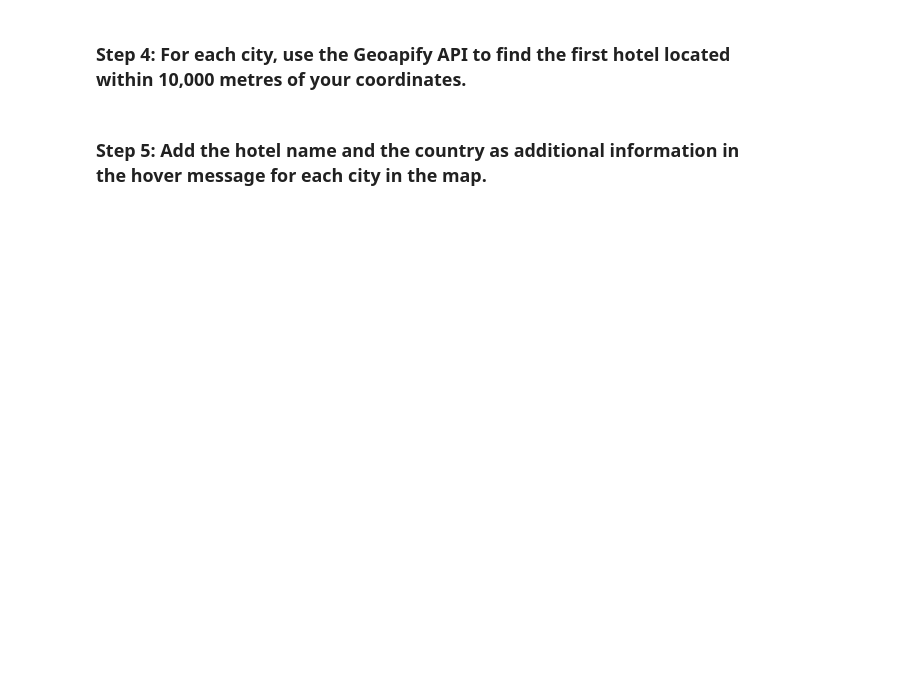
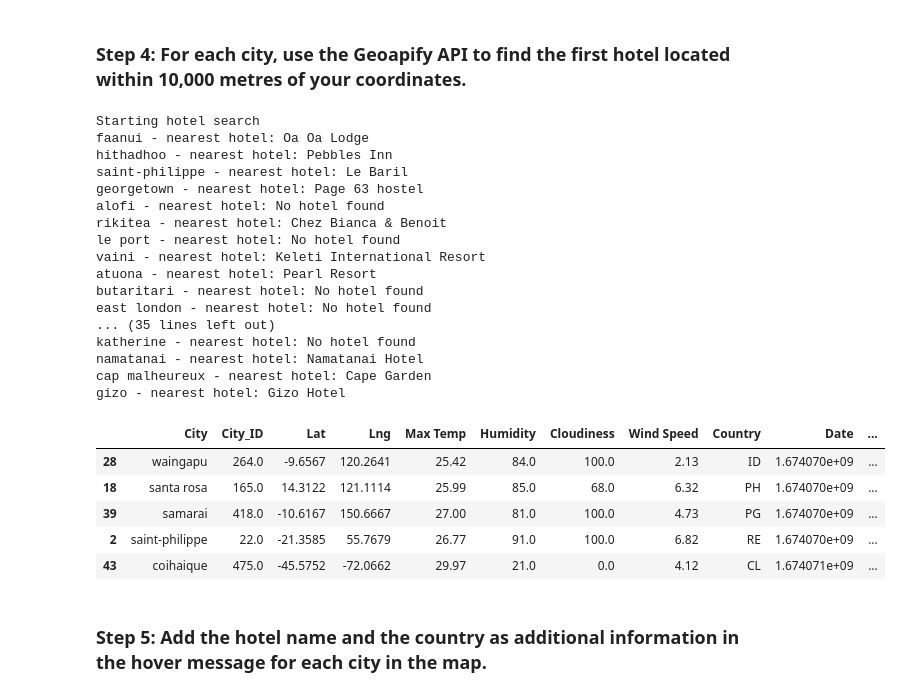
Before and after one commit to Reinierandrew/python-api-challenge, a Jupyter notebook: Vacationpy/VacationPy.ipynb, the cells around one changed output. Cells and saved outputs as stored; diff of their text form; code cells hidden in the pictures; blank space fills up the shorter version.

```diff
--- a/Vacationpy/VacationPy.ipynb
+++ b/Vacationpy/VacationPy.ipynb
@@ -207,12 +177,12 @@ hotel_df.sample(5)
 # Set parameters to search for a hotel
 radius = 5000
 categories = "accommodation.hotel"
-limit = 20
+# limit = 20
 
     # YOUR CODE HERE
 params = {"radius":radius,
             "categories":categories,
-            "limit":limit,
+            # "limit":limit,
             "apiKey":geoapify_key}
 
 # Print a message to follow up the hotel search
@@ -224,33 +194,57 @@ for index, row in hotel_df.iterrows():
     srch_lat = row["Lat"]
     srch_lon = row["Lng"]
     # Add filter and bias parameters with the current city's latitude and longitude to the params dictionary
 
 
     params["filter"] = f"circle:{srch_lon},{srch_lat},{radius}"
     params["bias"] = f"proximity:{srch_lon},{srch_lat}"
     # Set base URL
     base_url = "https://api.geoapify.com/v2/places"
 
 
     # Make and API request using the params dictionaty
     name_address = requests.get(base_url, params=params)
 
     # Convert the API response to JSON format
     name_address = name_address.json()
 
     # Grab the first hotel from the results and store the name in the hotel_df DataFrame
     try:
         hotel_df.loc[index, "Hotel Name"] = name_address["features"][0]["properties"]["name"]
     except (KeyError, IndexError):
         # If no hotel is found, set the hotel name as "No hotel found".
         hotel_df.loc[index, "Hotel Name"] = "No hotel found"
 
     # Log the search results
     print(f"{hotel_df.loc[index, 'City']} - nearest hotel: {hotel_df.loc[index, 'Hotel Name']}")
 
 # Display sample data
 hotel_df.sample(5)
 # print(json.dumps(name_address, indent=4, sort_keys=True))
+# %% [output]
+Starting hotel search
+faanui - nearest hotel: Oa Oa Lodge
+hithadhoo - nearest hotel: Pebbles Inn
+saint-philippe - nearest hotel: Le Baril
+georgetown - nearest hotel: Page 63 hostel
+alofi - nearest hotel: No hotel found
+rikitea - nearest hotel: Chez Bianca & Benoit
+le port - nearest hotel: No hotel found
+vaini - nearest hotel: Keleti International Resort
+atuona - nearest hotel: Pearl Resort
+butaritari - nearest hotel: No hotel found
+east london - nearest hotel: No hotel found
+... (35 lines left out)
+katherine - nearest hotel: No hotel found
+namatanai - nearest hotel: Namatanai Hotel
+cap malheureux - nearest hotel: Cape Garden
+gizo - nearest hotel: Gizo Hotel
+|  | City | City_ID | Lat | Lng | Max Temp | Humidity | Cloudiness | Wind Speed | Country | Date | ... |
+| 28 | waingapu | 264.0 | -9.6567 | 120.2641 | 25.42 | 84.0 | 100.0 | 2.13 | ID | 1.674070e+09 | ... |
+| 18 | santa rosa | 165.0 | 14.3122 | 121.1114 | 25.99 | 85.0 | 68.0 | 6.32 | PH | 1.674070e+09 | ... |
+| 39 | samarai | 418.0 | -10.6167 | 150.6667 | 27.00 | 81.0 | 100.0 | 4.73 | PG | 1.674070e+09 | ... |
+| 2 | saint-philippe | 22.0 | -21.3585 | 55.7679 | 26.77 | 91.0 | 100.0 | 6.82 | RE | 1.674070e+09 | ... |
+| 43 | coihaique | 475.0 | -45.5752 | -72.0662 | 29.97 | 21.0 | 0.0 | 4.12 | CL | 1.674071e+09 | ... |
 # %% [markdown]
 ### Step 5: Add the hotel name and the country as additional information in the hover message for each city in the map.
 # %%
```
Also changed, not shown: parts of 7 cells of this notebook, 7 other files.
